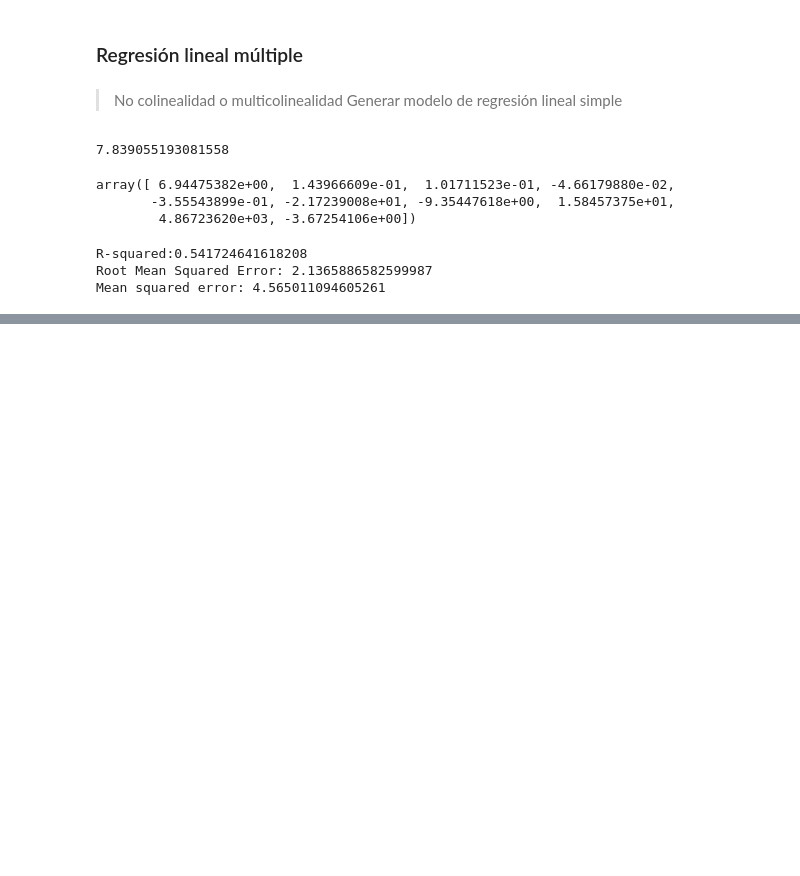
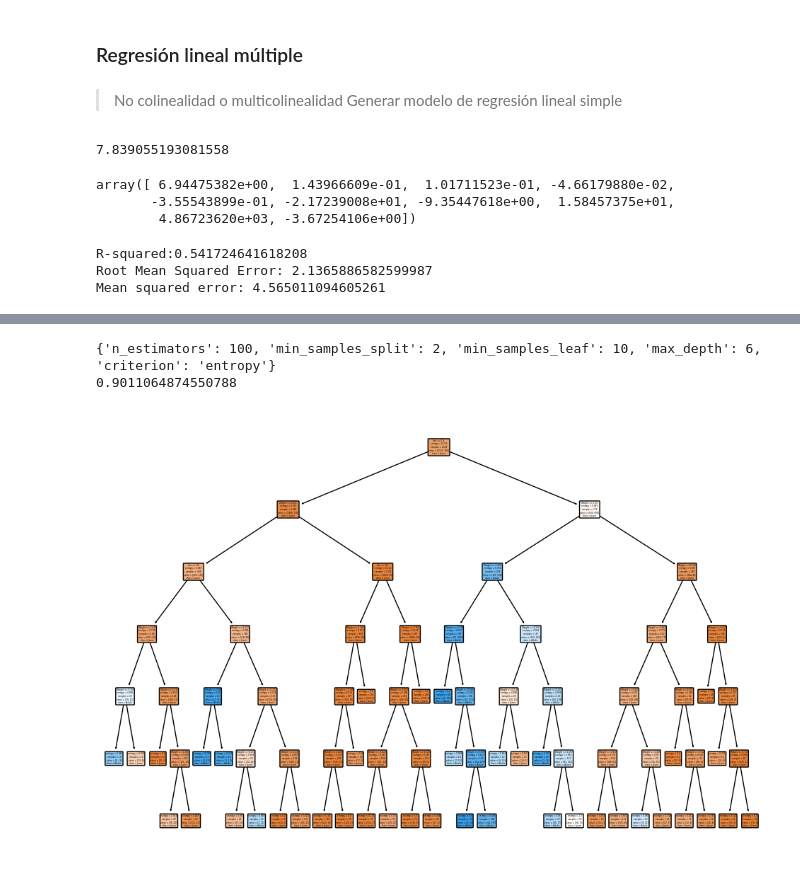
Before and after one commit to FranBe/cangrejos, a Jupyter notebook: Cangrejos2.ipynb, the cells around one changed output, grey strips where cells are left out. Drawn from its saved outputs; the diff is of its cells as text; code cells hidden in the pictures; blank space fills up the shorter version.

```diff
--- a/Cangrejos2.ipynb
+++ b/Cangrejos2.ipynb
@@ -557,0 +576,49 @@ Mean squared error: 4.565011094605261
+# %%
+#Hace el analisis
+from sklearn.model_selection import RandomizedSearchCV
+from sklearn.ensemble import RandomForestClassifier
+from scipy.stats import randint, uniform
+
+# Crear el conjunto de datos
+#X, y = df(return_X_y=True)
+
+# Definir los parámetros a optimizar
+param_grid = {
+    "n_estimators": [100, 200, 300], #n_estimators es el número de árboles en el bosque aleatorio.
+    "max_depth": [3, 4, 5,6], #max_depth es la profundidad máxima de los árboles en el bosque aleatorio. Si pasa de ese numero se descarta el arbol. Si el conjunto de datos pequeño, es recomendable utilizar un valor bajo para evitar sobreajuste
+    "min_samples_split": [2, 3, 4, 5, 6], #min_samples_split es el número mínimo de muestras necesarias para dividir un nodo interno en el árbol.Si el conjunto de datos pequeño, es recomendable utilizar un valor bajo para evitar sobreajuste
+    "min_samples_leaf": [10,11,12,13], #min_samples_leaf es el número mínimo de muestras necesarias para que un nodo sea una hoja en el árbol.Si el conjunto de datos pequeño, es recomendable utilizar un valor alto para evitar sobreajuste
+    "criterion": ["gini", "entropy"]
+}
+
+
+# Crear el modelo
+model = RandomForestClassifier()
+
+# En base al modelo y a los hiperparámetros se van generando diferentes arboles
+random_search = RandomizedSearchCV(
+    model, param_grid, scoring="accuracy", n_iter=10
+)
+random_search.fit(X, y)
+
+#Imprime la combinación que le dió mejor precisión
+print(random_search.best_params_)
+
+# Imprimir la precisión
+print(random_search.best_score_)
+# %% [output]
+{'n_estimators': 100, 'min_samples_split': 2, 'min_samples_leaf': 10, 'max_depth': 6, 'criterion': 'entropy'}
+0.9011064874550788
+# %%
+best_model = random_search.best_estimator_
+tree = best_model.estimators_[0]
+# %%
+#Dibuja el arbol
+import matplotlib.pyplot as plt
+from sklearn.tree import plot_tree
+
+plt.figure(figsize=(12, 8))
+plot_tree(tree, filled=True, rounded=True, class_names=['Joven', 'Adulto'], feature_names=columnas)
+plt.show()
+# %% [output]
+[figure, added]
```
Also changed, not shown: parts of 11 cells of this notebook.
